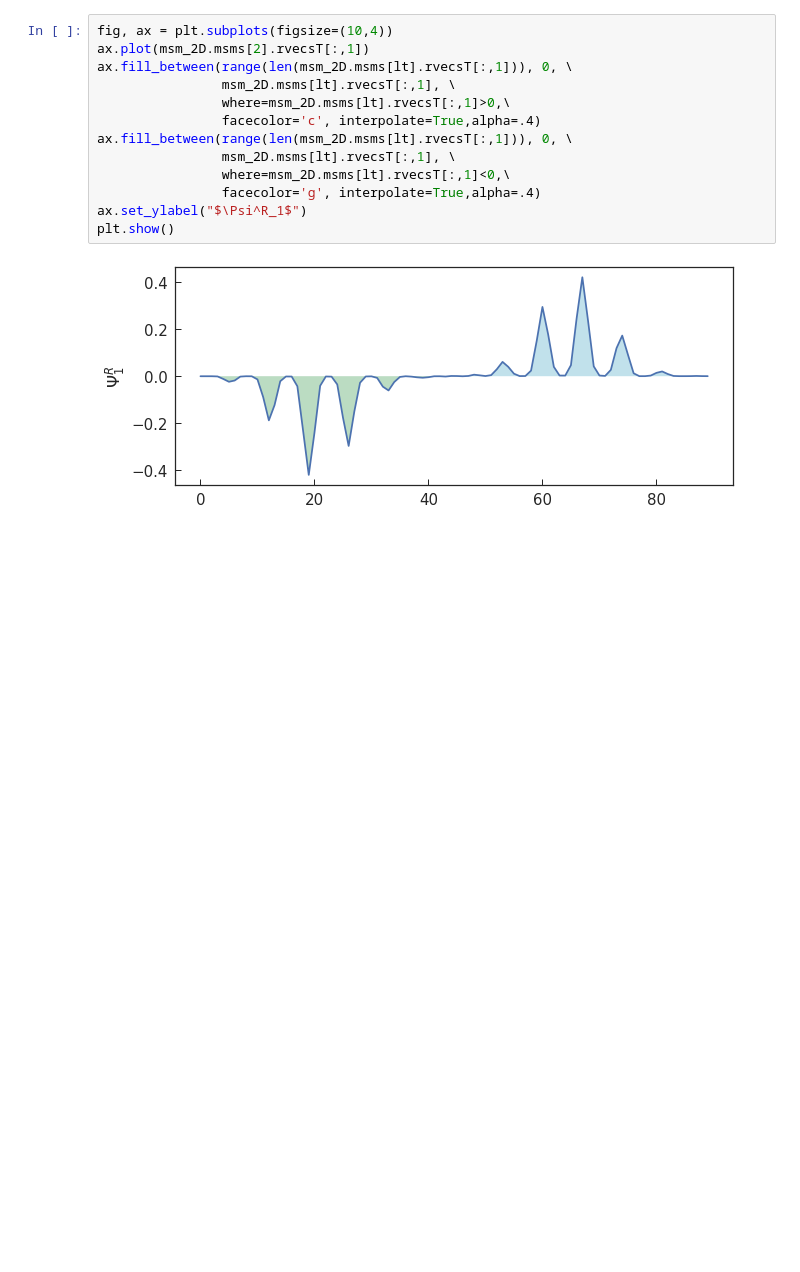
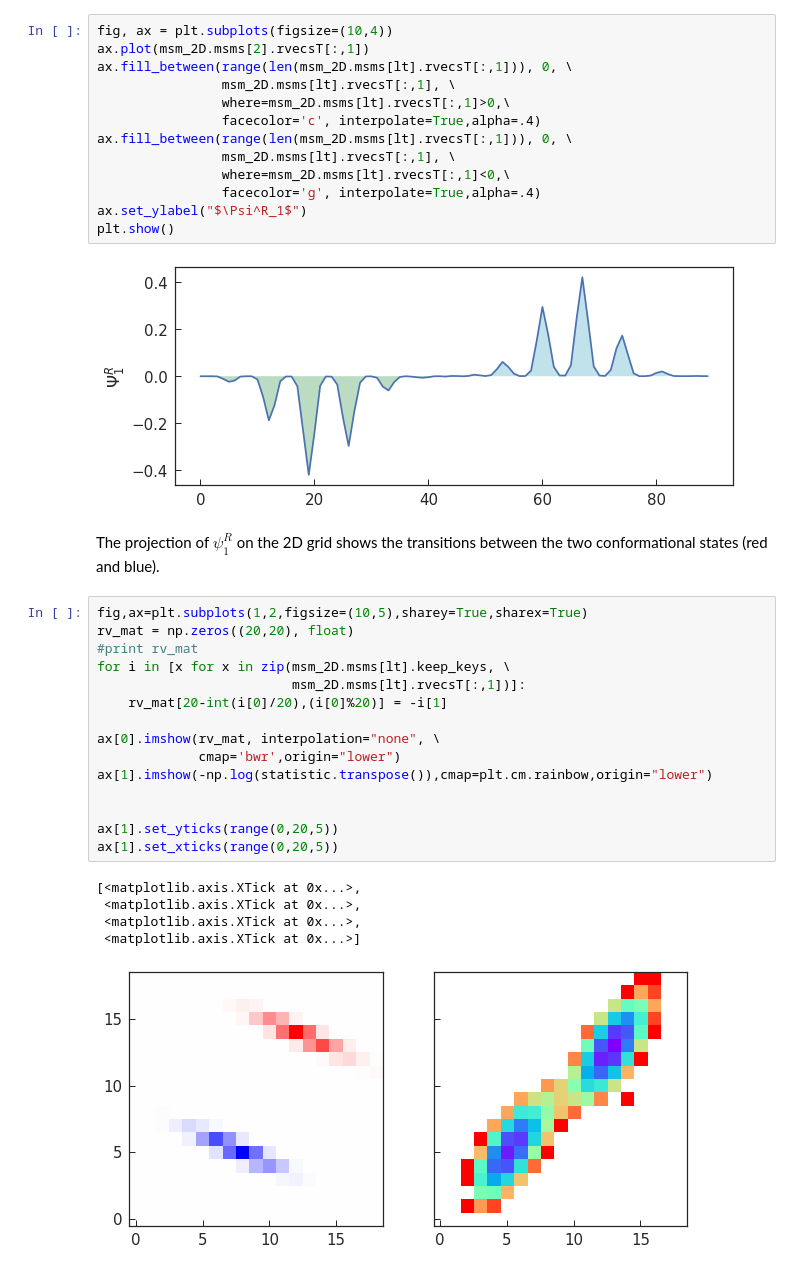
Before and after one commit to BioKT/MasterMSM, a Jupyter notebook: examples/brownian_dynamics_2D/2D_smFS_MSM.ipynb, the cells around one changed output. Saved outputs shown, nothing was run; the diff lists cells and outputs as text; blank space fills up the shorter version.

```diff
--- a/examples/brownian_dynamics_2D/2D_smFS_MSM.ipynb
+++ b/examples/brownian_dynamics_2D/2D_smFS_MSM.ipynb
@@ -193,3 +196,26 @@ ax.set_ylabel("$\Psi^R_1$")
 plt.show()
 # %% [output]
 [figure]
+# %% [markdown]
+The projection of $\psi^R_1$ on the 2D grid shows the transitions between the two conformational states (red and blue).
+# %%
+fig,ax=plt.subplots(1,2,figsize=(10,5),sharey=True,sharex=True)
+rv_mat = np.zeros((20,20), float)
+#print rv_mat
+for i in [x for x in zip(msm_2D.msms[lt].keep_keys, \
+                         msm_2D.msms[lt].rvecsT[:,1])]:
+    rv_mat[20-int(i[0]/20),(i[0]%20)] = -i[1]
+
+ax[0].imshow(rv_mat, interpolation="none", \
+             cmap='bwr',origin="lower")
+ax[1].imshow(-np.log(statistic.transpose()),cmap=plt.cm.rainbow,origin="lower")
+
+
+ax[1].set_yticks(range(0,20,5))
+ax[1].set_xticks(range(0,20,5))
+# %% [output]
+[<matplotlib.axis.XTick at 0x...>,
+ <matplotlib.axis.XTick at 0x...>,
+ <matplotlib.axis.XTick at 0x...>,
+ <matplotlib.axis.XTick at 0x...>]
+[figure, added]
```
Also changed, not shown: parts of 12 cells of this notebook.
